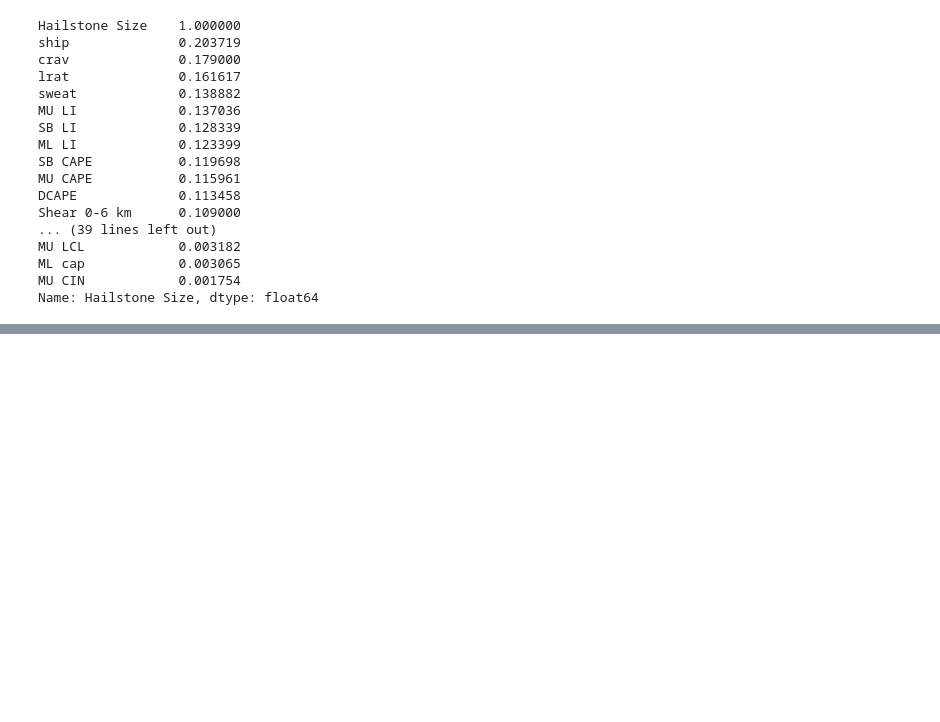
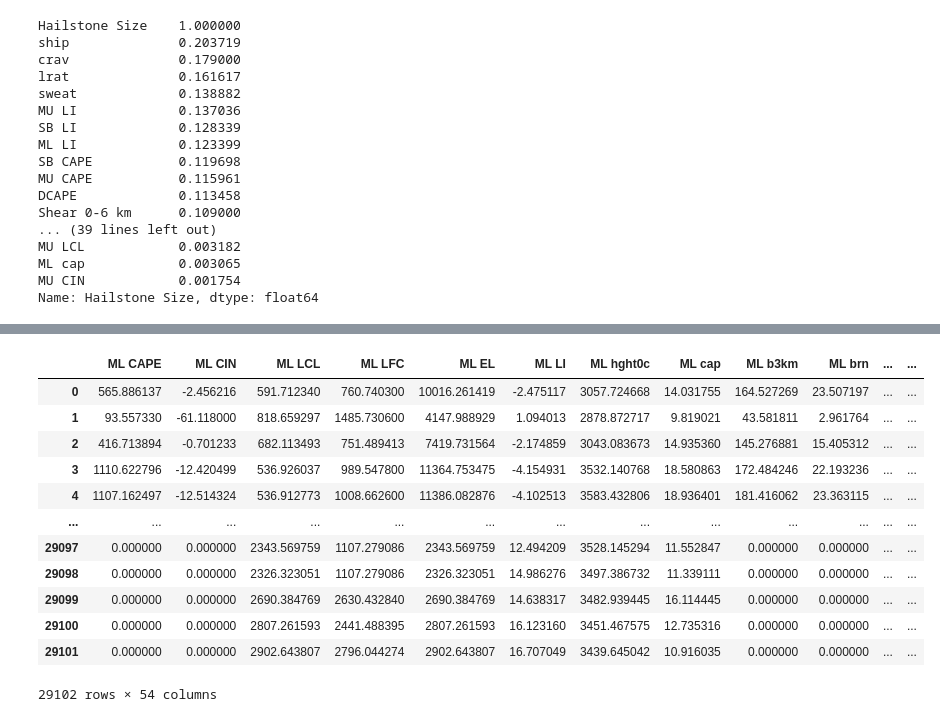
Before and after one commit to Joshua-Elms/CSCI-B365, a Jupyter notebook: Meteorology_Modeling_Project/preprocessing/the_sandbox.ipynb, the cells around one changed output, grey strips where cells are left out. Drawn from its saved outputs; the diff is of its cells as text; code cells hidden in the pictures; blank space fills up the shorter version.

```diff
--- a/Meteorology_Modeling_Project/preprocessing/the_sandbox.ipynb
+++ b/Meteorology_Modeling_Project/preprocessing/the_sandbox.ipynb
@@ -48,3 +51,11 @@ MU LCL            0.003182
 ML cap            0.003065
 MU CIN            0.001754
 Name: Hailstone Size, dtype: float64
+# %%
+# Handling missing values
+
+# df.loc[df.isnull().any(axis=1)]
+
+df_knn = KNNImputer().fit_transform(df)
+
+df_knn
@@ -51,3 +76,25 @@ Name: Hailstone Size, dtype: float64
+# %%
+# Convert from array to dataframe
+
+df_knn_actual = pd.DataFrame(df_knn)
+
+df_knn_actual.columns = df.columns
+
+df_knn_actual
+# %% [output]
+|  | ML CAPE | ML CIN | ML LCL | ML LFC | ML EL | ML LI | ML hght0c | ML cap | ML b3km | ML brn | ... | ... |
+| 0 | 565.886137 | -2.456216 | 591.712340 | 760.740300 | 10016.261419 | -2.475117 | 3057.724668 | 14.031755 | 164.527269 | 23.507197 | ... | ... |
+| 1 | 93.557330 | -61.118000 | 818.659297 | 1485.730600 | 4147.988929 | 1.094013 | 2878.872717 | 9.819021 | 43.581811 | 2.961764 | ... | ... |
+| 2 | 416.713894 | -0.701233 | 682.113493 | 751.489413 | 7419.731564 | -2.174859 | 3043.083673 | 14.935360 | 145.276881 | 15.405312 | ... | ... |
+| 3 | 1110.622796 | -12.420499 | 536.926037 | 989.547800 | 11364.753475 | -4.154931 | 3532.140768 | 18.580863 | 172.484246 | 22.193236 | ... | ... |
+| 4 | 1107.162497 | -12.514324 | 536.912773 | 1008.662600 | 11386.082876 | -4.102513 | 3583.432806 | 18.936401 | 181.416062 | 23.363115 | ... | ... |
+| ... | ... | ... | ... | ... | ... | ... | ... | ... | ... | ... | ... | ... |
+| 29097 | 0.000000 | 0.000000 | 2343.569759 | 1107.279086 | 2343.569759 | 12.494209 | 3528.145294 | 11.552847 | 0.000000 | 0.000000 | ... | ... |
+| 29098 | 0.000000 | 0.000000 | 2326.323051 | 1107.279086 | 2326.323051 | 14.986276 | 3497.386732 | 11.339111 | 0.000000 | 0.000000 | ... | ... |
+| 29099 | 0.000000 | 0.000000 | 2690.384769 | 2630.432840 | 2690.384769 | 14.638317 | 3482.939445 | 16.114445 | 0.000000 | 0.000000 | ... | ... |
+| 29100 | 0.000000 | 0.000000 | 2807.261593 | 2441.488395 | 2807.261593 | 16.123160 | 3451.467575 | 12.735316 | 0.000000 | 0.000000 | ... | ... |
+| 29101 | 0.000000 | 0.000000 | 2902.643807 | 2796.044274 | 2902.643807 | 16.707049 | 3439.645042 | 10.916035 | 0.000000 | 0.000000 | ... | ... |
+29102 rows × 54 columns
 # %%
 # Generate the power set (without the empty set) for any given iterator
 def power_set(iterable):
```
Also changed, not shown: parts of 6 cells of this notebook.
